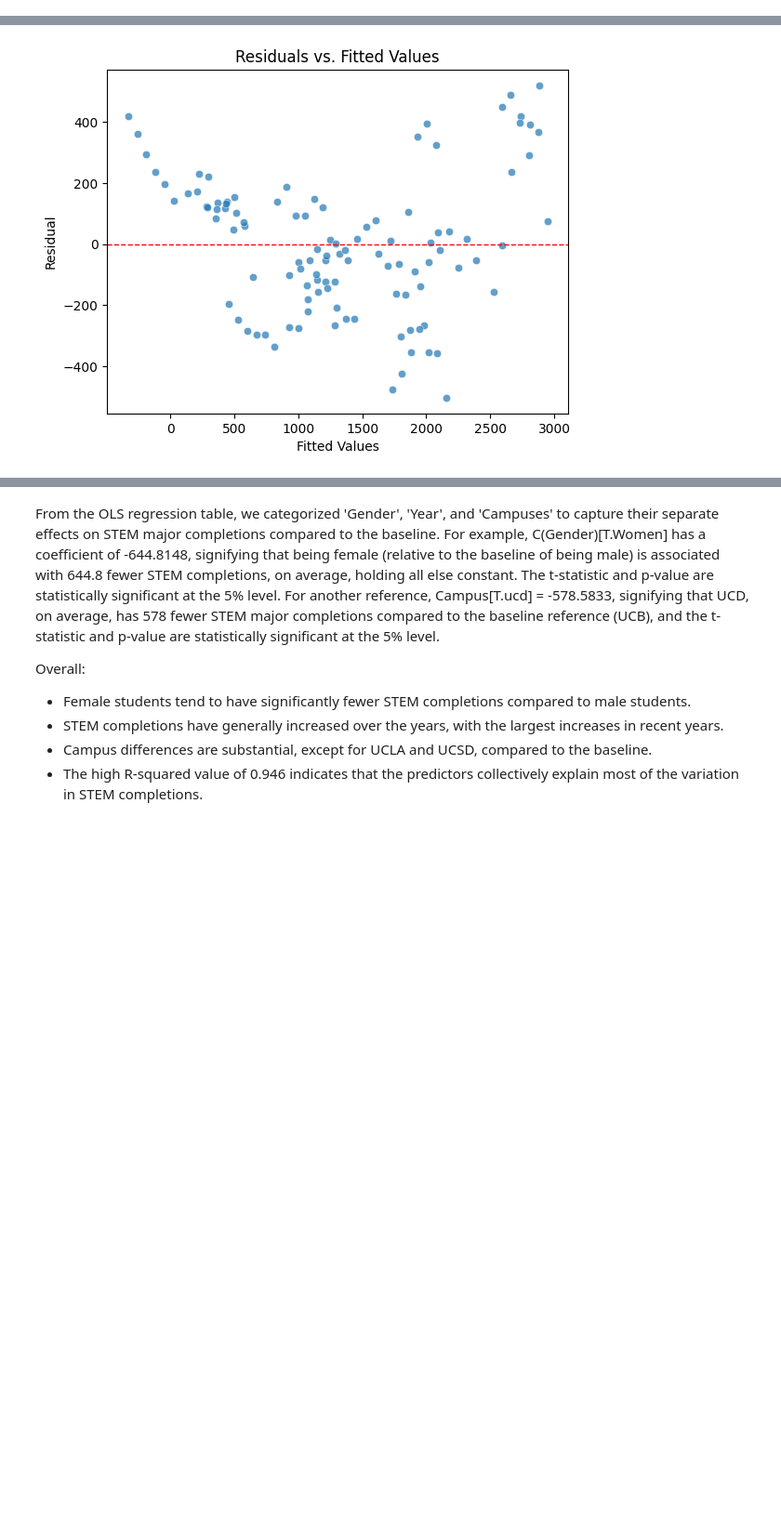
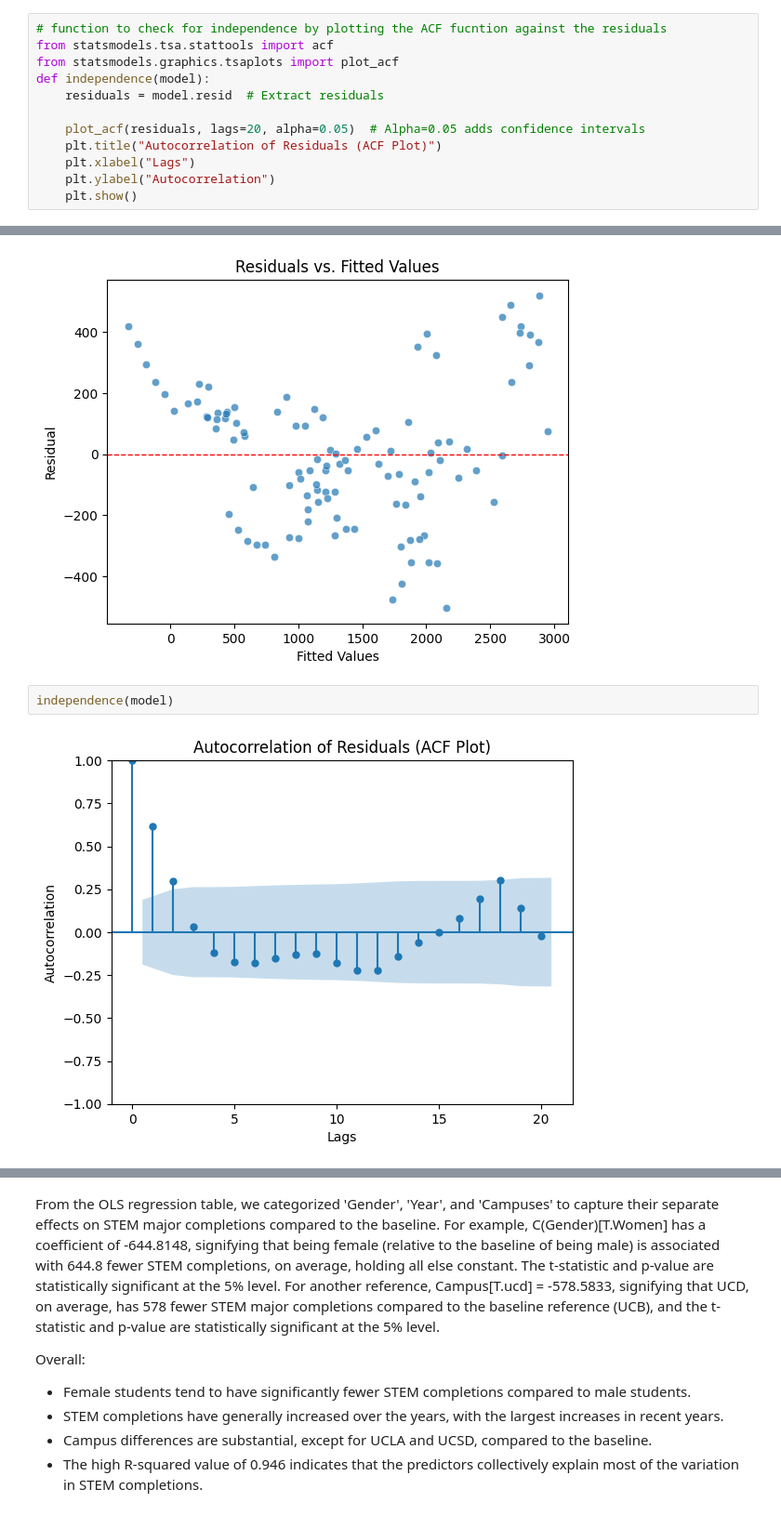
Before and after one commit to amelialei/UC-CS-Analysis, a Jupyter notebook: MATH189_final_project.ipynb, the cells around one changed output, grey strips where cells are left out. Shown at 93% size. Cells and saved outputs as stored; diff of their text form; blank space fills up the shorter version.

Commit message:
implemented diagnositics for each OLS model

```diff
--- a/MATH189_final_project.ipynb
+++ b/MATH189_final_project.ipynb
@@ -660,0 +657,12 @@ def independence(model):
+# %%
+# function to check for independence by plotting the ACF fucntion against the residuals
+from statsmodels.tsa.stattools import acf
+from statsmodels.graphics.tsaplots import plot_acf
+def independence(model):
+    residuals = model.resid  # Extract residuals
+
+    plot_acf(residuals, lags=20, alpha=0.05)  # Alpha=0.05 adds confidence intervals
+    plt.title("Autocorrelation of Residuals (ACF Plot)")
+    plt.xlabel("Lags")
+    plt.ylabel("Autocorrelation")
+    plt.show()
@@ -824,3 +818,7 @@ Fail to reject H0, the data is likely normally distributed (p-value=0.4385862202
 hetro_and_linear(model)
 # %% [output]
 [figure]
+# %%
+independence(model)
+# %% [output]
+[figure, added]
```
Also changed, not shown: parts of 20 cells of this notebook.
